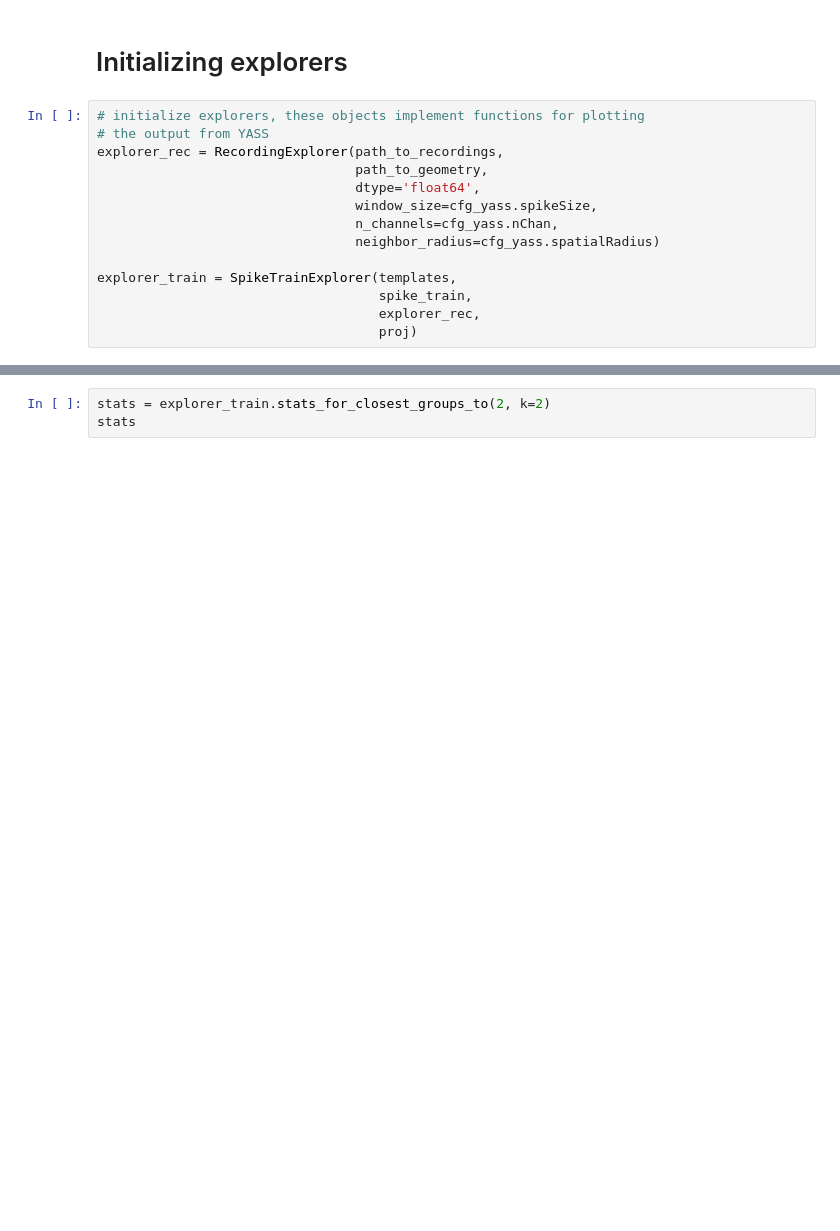
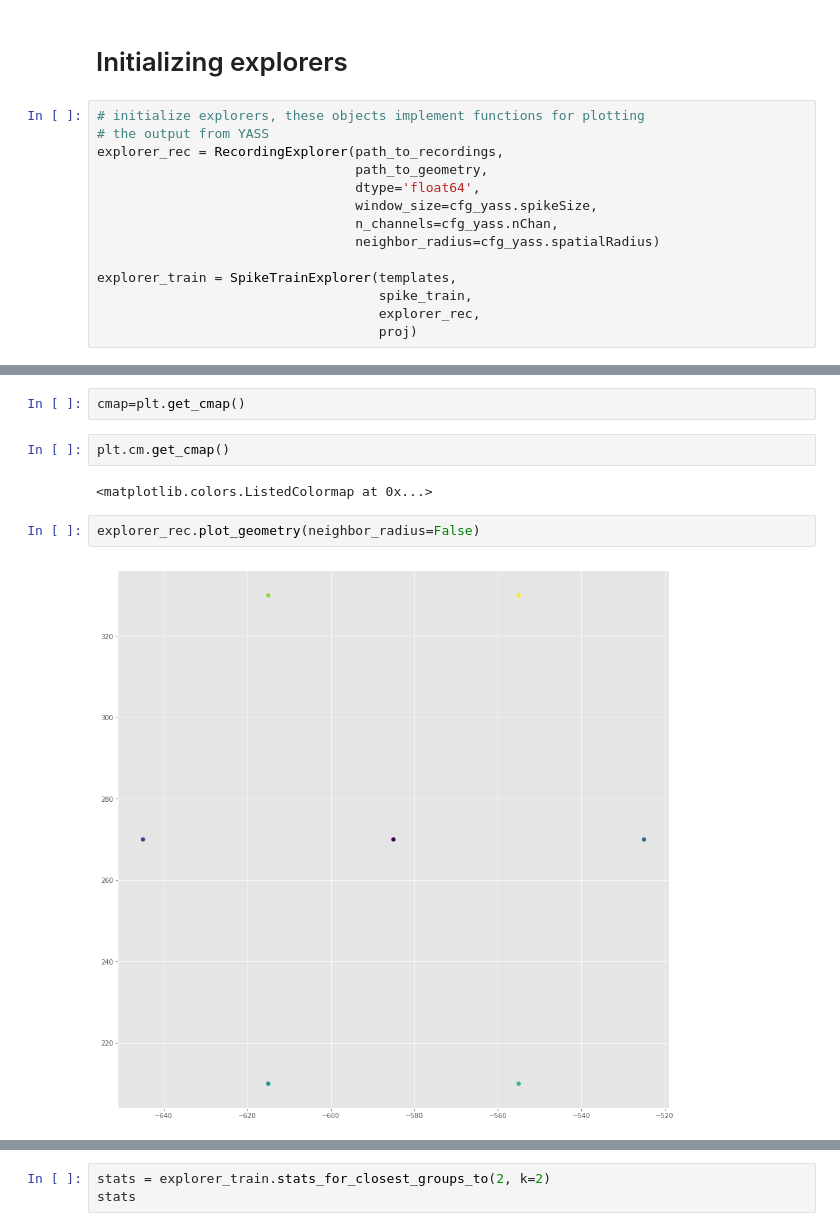
Before and after one commit to edublancas/neural-clustering, a Jupyter notebook: notebooks/cluster-evaluation.ipynb, the cells around one changed output, grey strips where cells are left out. Drawn from its saved outputs; the diff is of its cells as text; blank space fills up the shorter version.

```diff
--- a/notebooks/cluster-evaluation.ipynb
+++ b/notebooks/cluster-evaluation.ipynb
@@ -69,0 +80,10 @@ explorer_train = SpikeTrainExplorer(templates,
+# %%
+cmap=plt.get_cmap()
+# %%
+plt.cm.get_cmap()
+# %% [output]
+<matplotlib.colors.ListedColormap at 0x...>
+# %%
+explorer_rec.plot_geometry(neighbor_radius=False)
+# %% [output]
+[figure, added]
```
Also changed, not shown: parts of 4 cells of this notebook, 1 other file.
